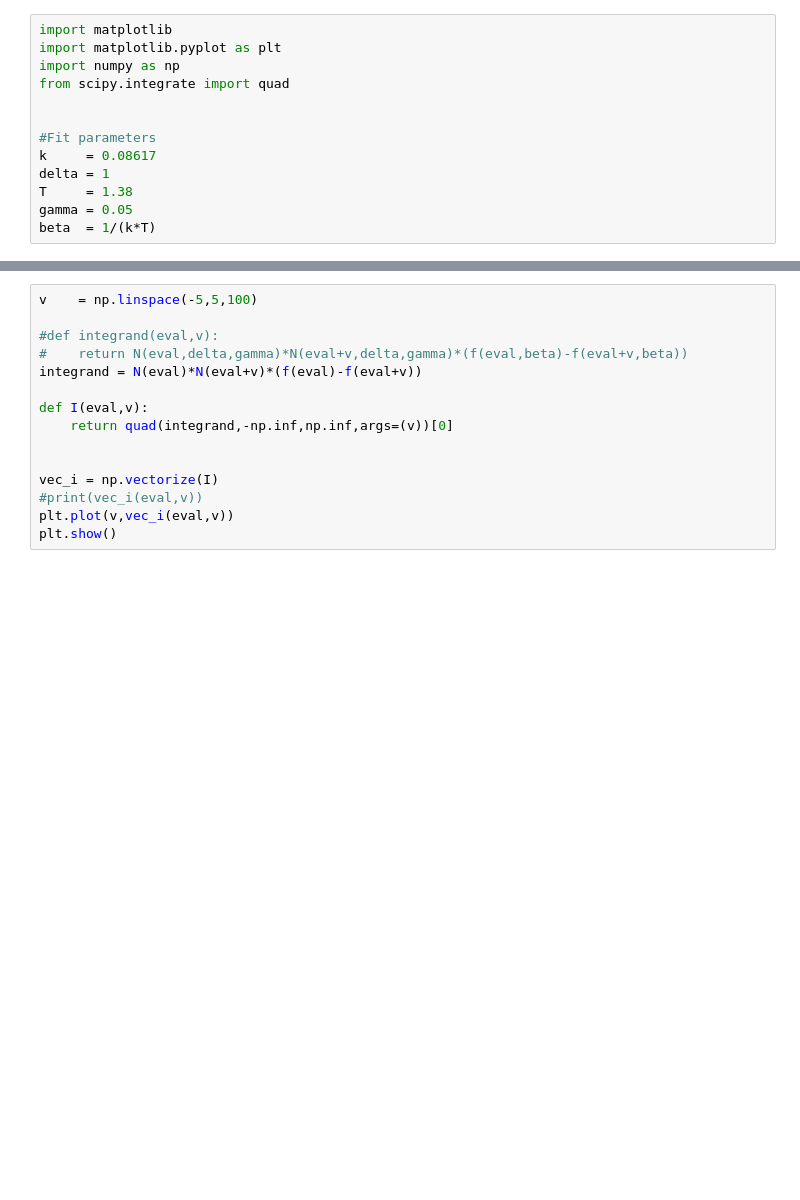
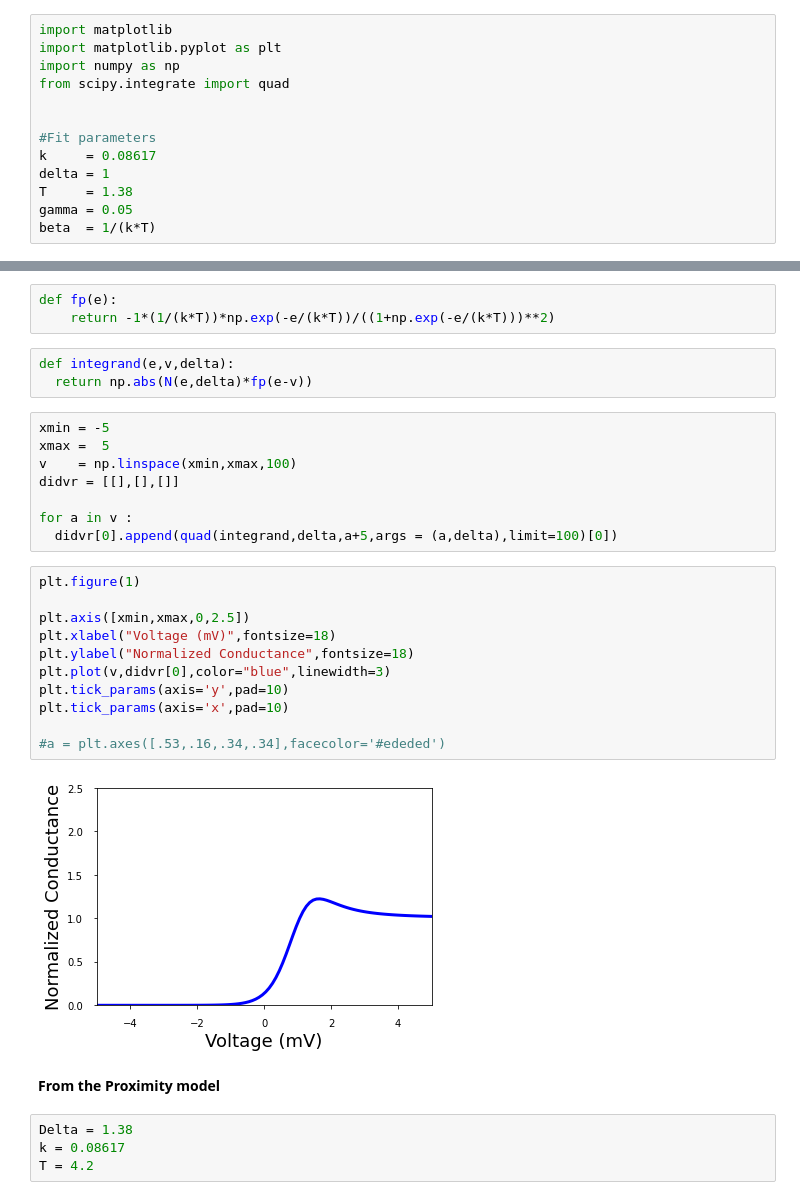
Before and after one commit to jasmineA20/Avocodo, a Jupyter notebook: SIS.ipynb, the cells around one changed output, grey strips where cells are left out. Saved outputs shown, nothing was run; the diff lists cells and outputs as text; blank space fills up the shorter version.

```diff
--- a/SIS.ipynb
+++ b/SIS.ipynb
@@ -38,15 +40,33 @@ plt.show()
-# %%
-v    = np.linspace(-5,5,100)
-
-#def integrand(eval,v):
-#    return N(eval,delta,gamma)*N(eval+v,delta,gamma)*(f(eval,beta)-f(eval+v,beta))
-integrand = N(eval)*N(eval+v)*(f(eval)-f(eval+v))
-
-def I(eval,v):
-    return quad(integrand,-np.inf,np.inf,args=(v))[0]
-
-
-vec_i = np.vectorize(I)
-#print(vec_i(eval,v))
-plt.plot(v,vec_i(eval,v))
-plt.show()
+# %%
+def fp(e):
+    return -1*(1/(k*T))*np.exp(-e/(k*T))/((1+np.exp(-e/(k*T)))**2)
+# %%
+def integrand(e,v,delta):
+  return np.abs(N(e,delta)*fp(e-v))
+# %%
+xmin = -5
+xmax =  5
+v    = np.linspace(xmin,xmax,100)
+didvr = [[],[],[]]
+
+for a in v :
+  didvr[0].append(quad(integrand,delta,a+5,args = (a,delta),limit=100)[0])
+# %%
+plt.figure(1)
+
+plt.axis([xmin,xmax,0,2.5])
+plt.xlabel("Voltage (mV)",fontsize=18)
+plt.ylabel("Normalized Conductance",fontsize=18)
+plt.plot(v,didvr[0],color="blue",linewidth=3)
+plt.tick_params(axis='y',pad=10)
+plt.tick_params(axis='x',pad=10)
+
+#a = plt.axes([.53,.16,.34,.34],facecolor='#ededed')
+# %% [output]
+[figure, added]
+# %% [markdown]
+**From the Proximity model**
+# %%
+Delta = 1.38
+k = 0.08617
+T = 4.2
```
Also changed, not shown: parts of 7 cells of this notebook.
